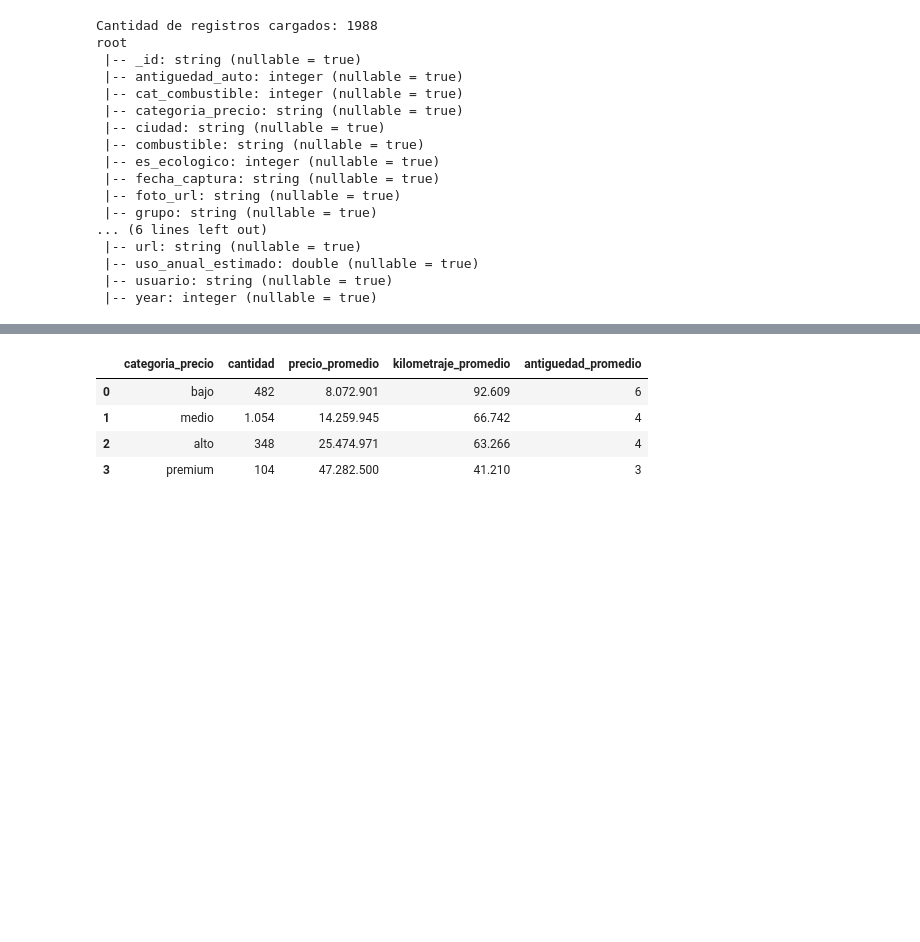
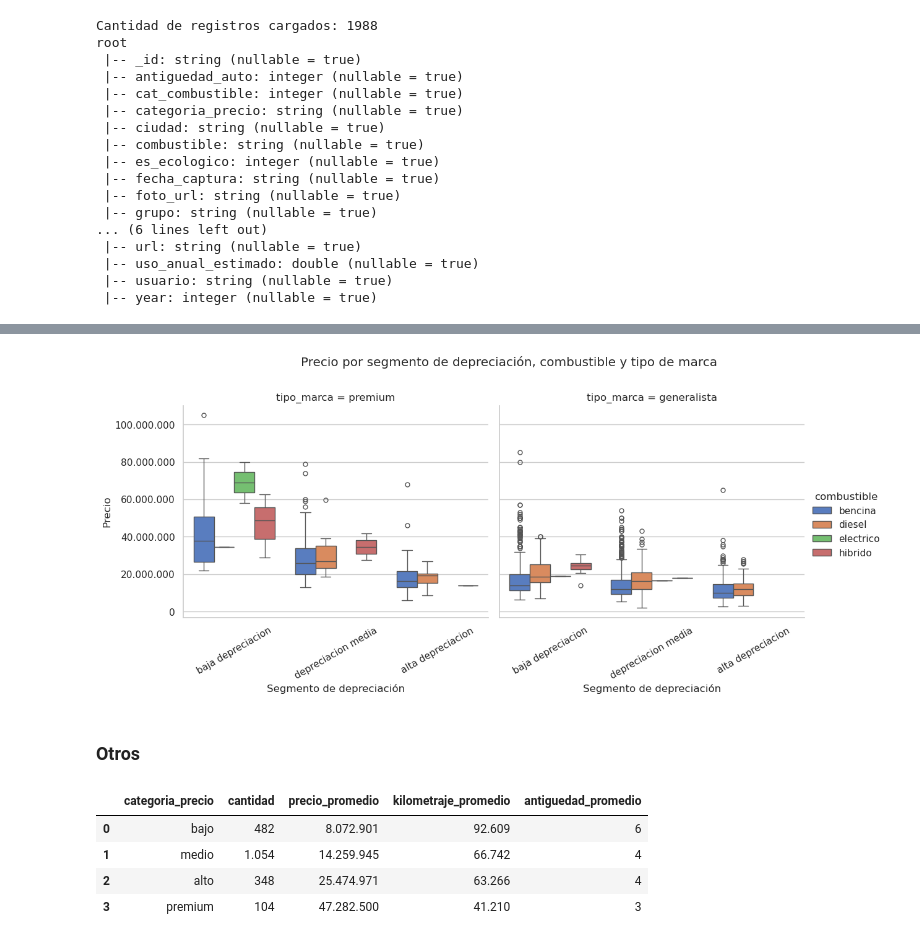
Before and after one commit to IICG-Coquimbo/practica-proyecto-autotec, a Jupyter notebook: autotec/analisis_descriptivo/EDA_Graficos_Relaciones.ipynb, the cells around one changed output, grey strips where cells are left out. Cells and saved outputs as stored; diff of their text form; code cells hidden in the pictures; blank space fills up the shorter version.

```diff
--- a/autotec/analisis_descriptivo/EDA_Graficos_Relaciones.ipynb
+++ b/autotec/analisis_descriptivo/EDA_Graficos_Relaciones.ipynb
@@ -120,3 +210,26 @@ only showing top 10 rows
+# %%
+g = sns.catplot(
+    data=df_pd,
+    x="segmento_depreciacion",
+    y="precio",
+    hue="combustible",
+    col="tipo_marca",
+    kind="box",
+    height=5,
+    aspect=1.1,
+    sharey=True
+)
+g.fig.subplots_adjust(top=0.82)
+g.fig.suptitle("Precio por segmento de depreciación, combustible y tipo de marca")
+g.set_axis_labels("Segmento de depreciación", "Precio")
+for ax in g.axes.flat:
+    ax.yaxis.set_major_formatter(ticker.FuncFormatter(formato_pesos))
+    ax.tick_params(axis="x", rotation=30)
+plt.show()
+# %% [output]
+[figure, added]
+# %% [markdown]
+### Otros
 # %%
 df_categoria = (
     df_eda.groupBy("categoria_precio")
```
Also changed, not shown: parts of 9 cells of this notebook.
